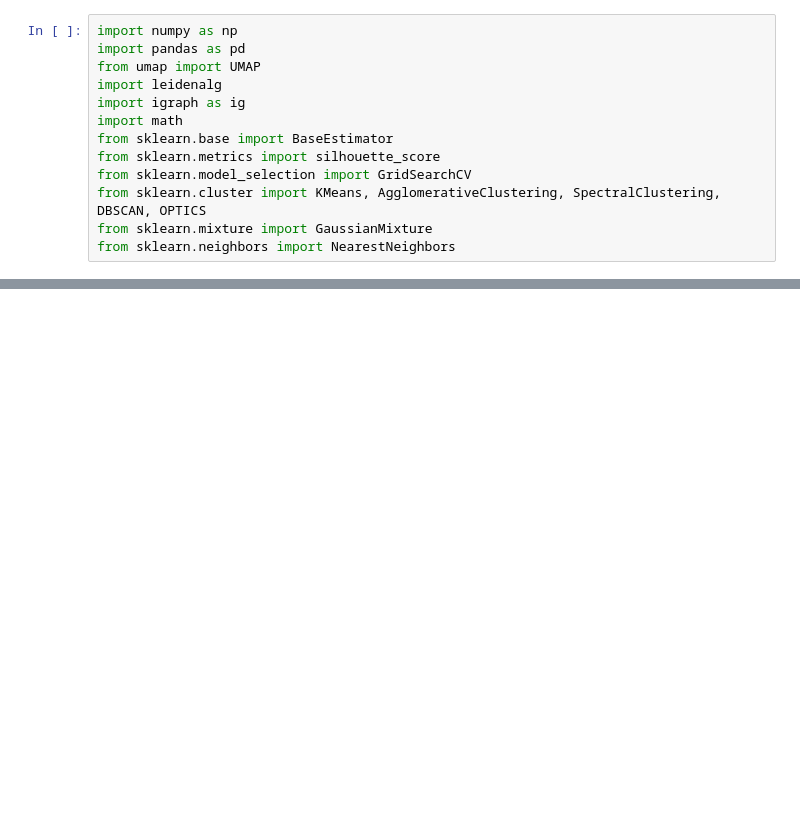
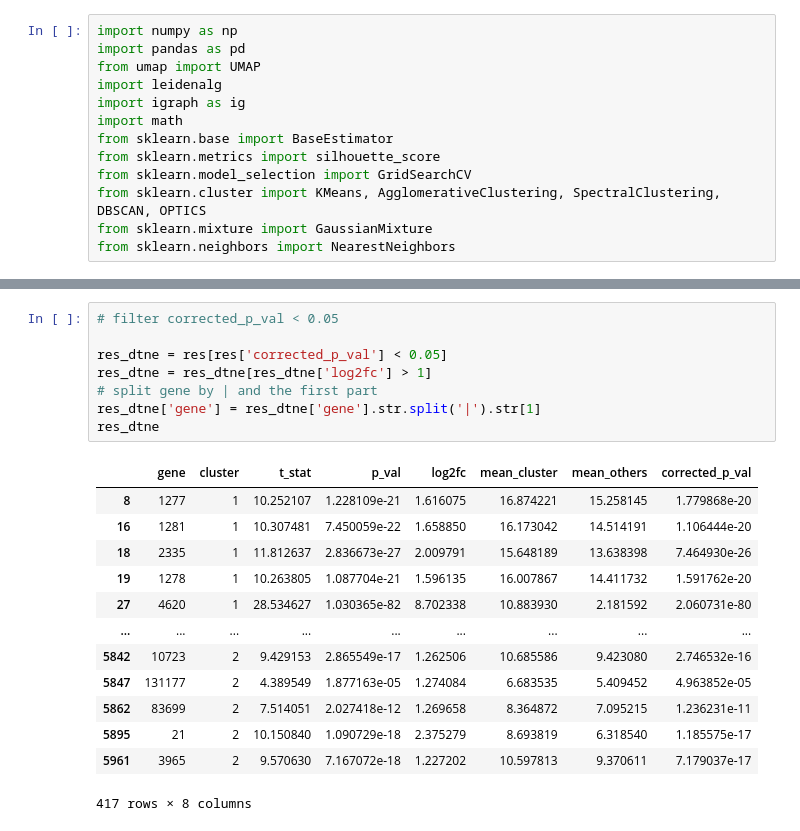
Before and after one commit to Harrison-Q-Ma/BNFO285_Projects, a Jupyter notebook: project_1/Harrison/hyperparameter_optimization.ipynb, the cells around one changed output, grey strips where cells are left out. Cells and saved outputs as stored; diff of their text form; blank space fills up the shorter version.

```diff
--- a/project_1/Harrison/hyperparameter_optimization.ipynb
+++ b/project_1/Harrison/hyperparameter_optimization.ipynb
@@ -373,0 +652,22 @@ Clusters: Clustering with 109 elements and 3 clusters
+# %%
+# filter corrected_p_val < 0.05
+
+res_dtne = res[res['corrected_p_val'] < 0.05]
+res_dtne = res_dtne[res_dtne['log2fc'] > 1]
+# split gene by | and the first part
+res_dtne['gene'] = res_dtne['gene'].str.split('|').str[1]
+res_dtne
+# %% [output]
+|  | gene | cluster | t_stat | p_val | log2fc | mean_cluster | mean_others | corrected_p_val |
+| 8 | 1277 | 1 | 10.252107 | 1.228109e-21 | 1.616075 | 16.874221 | 15.258145 | 1.779868e-20 |
+| 16 | 1281 | 1 | 10.307481 | 7.450059e-22 | 1.658850 | 16.173042 | 14.514191 | 1.106444e-20 |
+| 18 | 2335 | 1 | 11.812637 | 2.836673e-27 | 2.009791 | 15.648189 | 13.638398 | 7.464930e-26 |
+| 19 | 1278 | 1 | 10.263805 | 1.087704e-21 | 1.596135 | 16.007867 | 14.411732 | 1.591762e-20 |
+| 27 | 4620 | 1 | 28.534627 | 1.030365e-82 | 8.702338 | 10.883930 | 2.181592 | 2.060731e-80 |
+| ... | ... | ... | ... | ... | ... | ... | ... | ... |
+| 5842 | 10723 | 2 | 9.429153 | 2.865549e-17 | 1.262506 | 10.685586 | 9.423080 | 2.746532e-16 |
+| 5847 | 131177 | 2 | 4.389549 | 1.877163e-05 | 1.274084 | 6.683535 | 5.409452 | 4.963852e-05 |
+| 5862 | 83699 | 2 | 7.514051 | 2.027418e-12 | 1.269658 | 8.364872 | 7.095215 | 1.236231e-11 |
+| 5895 | 21 | 2 | 10.150840 | 1.090729e-18 | 2.375279 | 8.693819 | 6.318540 | 1.185575e-17 |
+| 5961 | 3965 | 2 | 9.570630 | 7.167072e-18 | 1.227202 | 10.597813 | 9.370611 | 7.179037e-17 |
+417 rows × 8 columns
```
Also changed, not shown: parts of 24 cells of this notebook, 15 other files.
